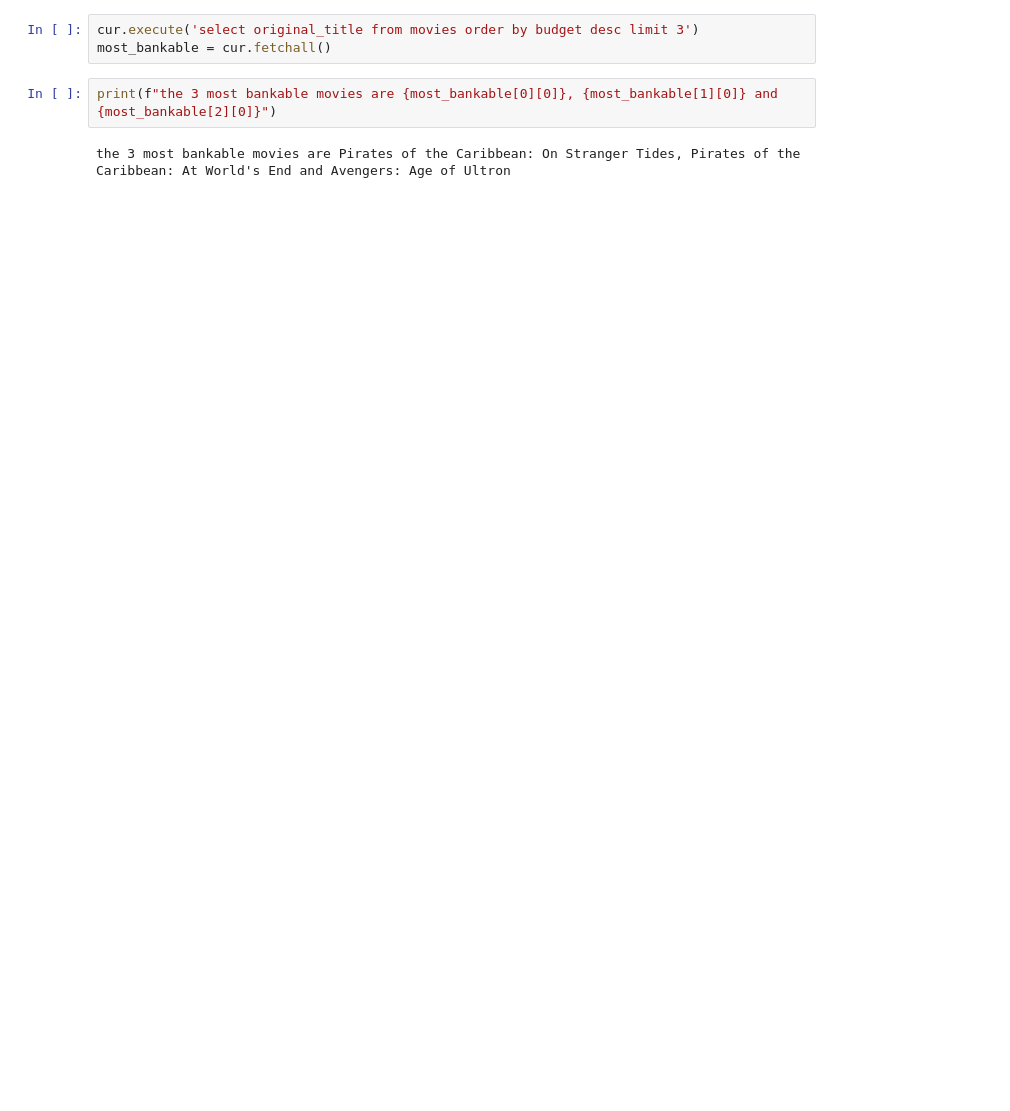
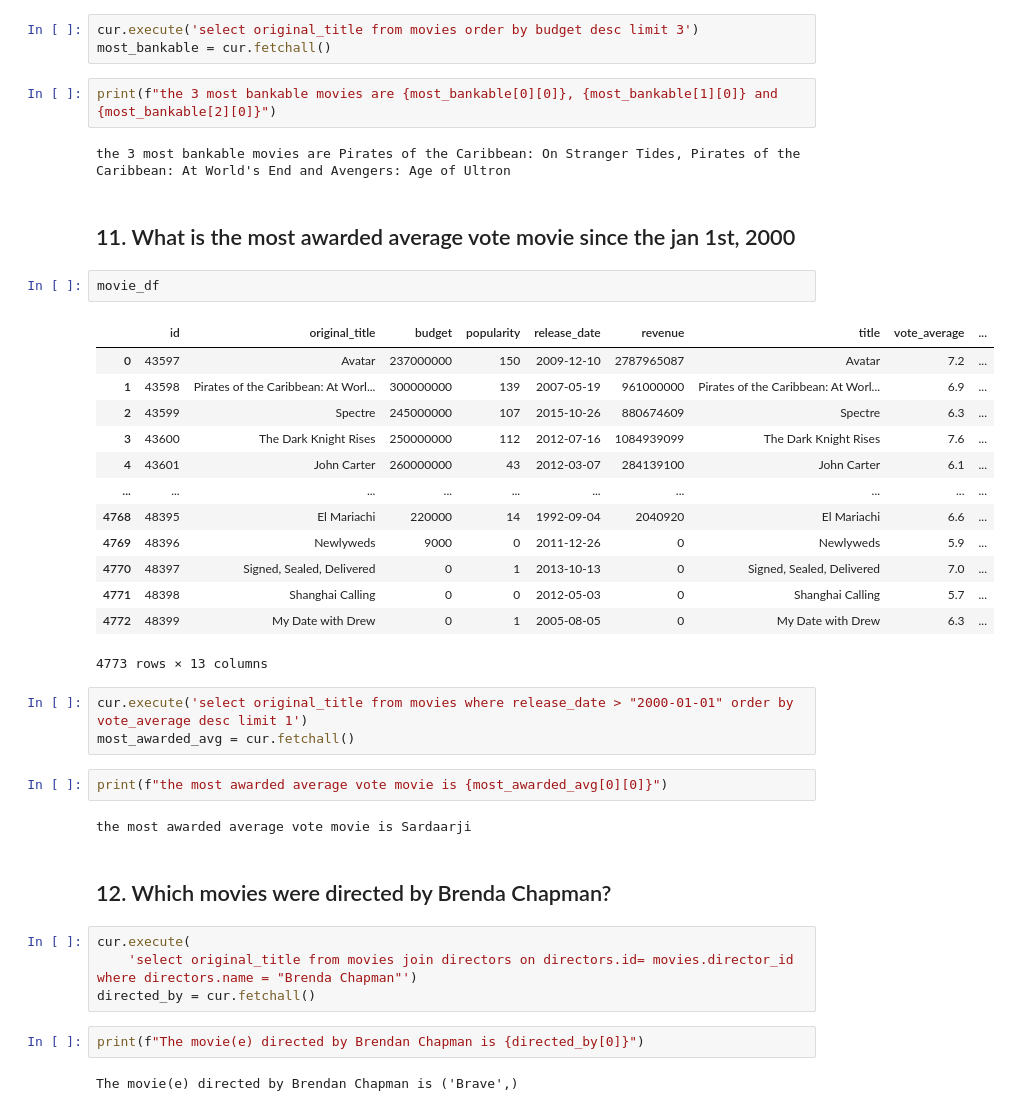
Before and after one commit to mihirh19/Imdb-dataset-analysis, a Jupyter notebook: imdb.ipynb, the cells around one changed output. Drawn from its saved outputs; the diff is of its cells as text; blank space fills up the shorter version.

```diff
--- a/imdb.ipynb
+++ b/imdb.ipynb
@@ -184,3 +183,38 @@ most_bankable = cur.fetchall()
 print(f"the 3 most bankable movies are {most_bankable[0][0]}, {most_bankable[1][0]} and {most_bankable[2][0]}")
 # %% [output]
 the 3 most bankable movies are Pirates of the Caribbean: On Stranger Tides, Pirates of the Caribbean: At World's End and Avengers: Age of Ultron
+# %% [markdown]
+## 11. What is the most awarded average vote movie since the jan 1st, 2000
+# %%
+movie_df
+# %% [output]
+|  | id | original_title | budget | popularity | release_date | revenue | title | vote_average | ... |
+| 0 | 43597 | Avatar | 237000000 | 150 | 2009-12-10 | 2787965087 | Avatar | 7.2 | ... |
+| 1 | 43598 | Pirates of the Caribbean: At Worl... | 300000000 | 139 | 2007-05-19 | 961000000 | Pirates of the Caribbean: At Worl... | 6.9 | ... |
+| 2 | 43599 | Spectre | 245000000 | 107 | 2015-10-26 | 880674609 | Spectre | 6.3 | ... |
+| 3 | 43600 | The Dark Knight Rises | 250000000 | 112 | 2012-07-16 | 1084939099 | The Dark Knight Rises | 7.6 | ... |
+| 4 | 43601 | John Carter | 260000000 | 43 | 2012-03-07 | 284139100 | John Carter | 6.1 | ... |
+| ... | ... | ... | ... | ... | ... | ... | ... | ... | ... |
+| 4768 | 48395 | El Mariachi | 220000 | 14 | 1992-09-04 | 2040920 | El Mariachi | 6.6 | ... |
+| 4769 | 48396 | Newlyweds | 9000 | 0 | 2011-12-26 | 0 | Newlyweds | 5.9 | ... |
+| 4770 | 48397 | Signed, Sealed, Delivered | 0 | 1 | 2013-10-13 | 0 | Signed, Sealed, Delivered | 7.0 | ... |
+| 4771 | 48398 | Shanghai Calling | 0 | 0 | 2012-05-03 | 0 | Shanghai Calling | 5.7 | ... |
+| 4772 | 48399 | My Date with Drew | 0 | 1 | 2005-08-05 | 0 | My Date with Drew | 6.3 | ... |
+4773 rows × 13 columns
+# %%
+cur.execute('select original_title from movies where release_date > "2000-01-01" order by vote_average desc limit 1')
+most_awarded_avg = cur.fetchall()
+# %%
+print(f"the most awarded average vote movie is {most_awarded_avg[0][0]}")
+# %% [output]
+the most awarded average vote movie is Sardaarji
+# %% [markdown]
+## 12. Which movies were directed by Brenda Chapman?
+# %%
+cur.execute(
+    'select original_title from movies join directors on directors.id= movies.director_id where directors.name = "Brenda Chapman"')
+directed_by = cur.fetchall()
+# %%
+print(f"The movie(e) directed by Brendan Chapman is {directed_by[0]}")
+# %% [output]
+The movie(e) directed by Brendan Chapman is ('Brave',)
```
Also changed, not shown: parts of 7 cells of this notebook.
